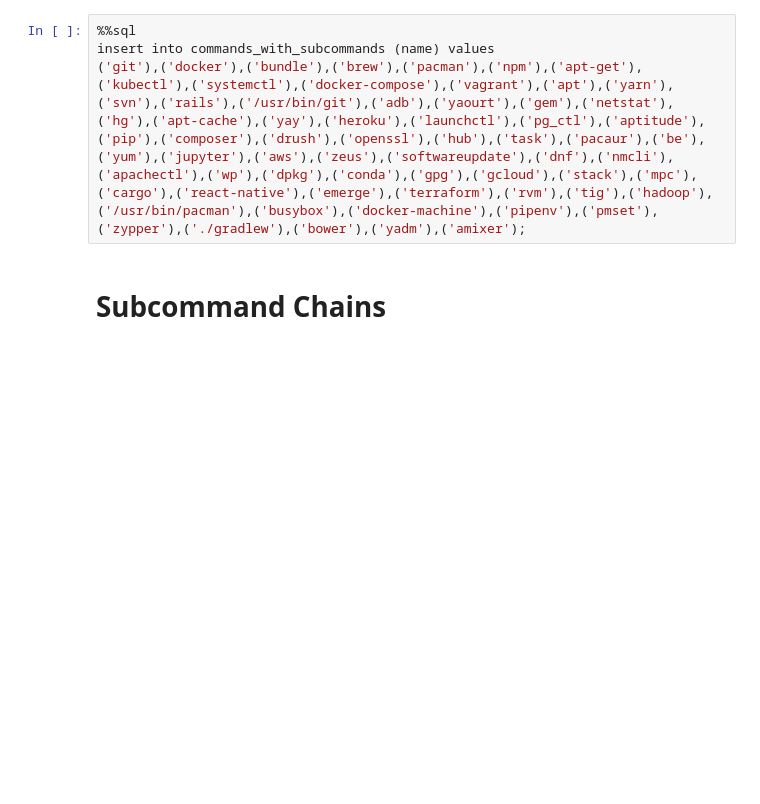
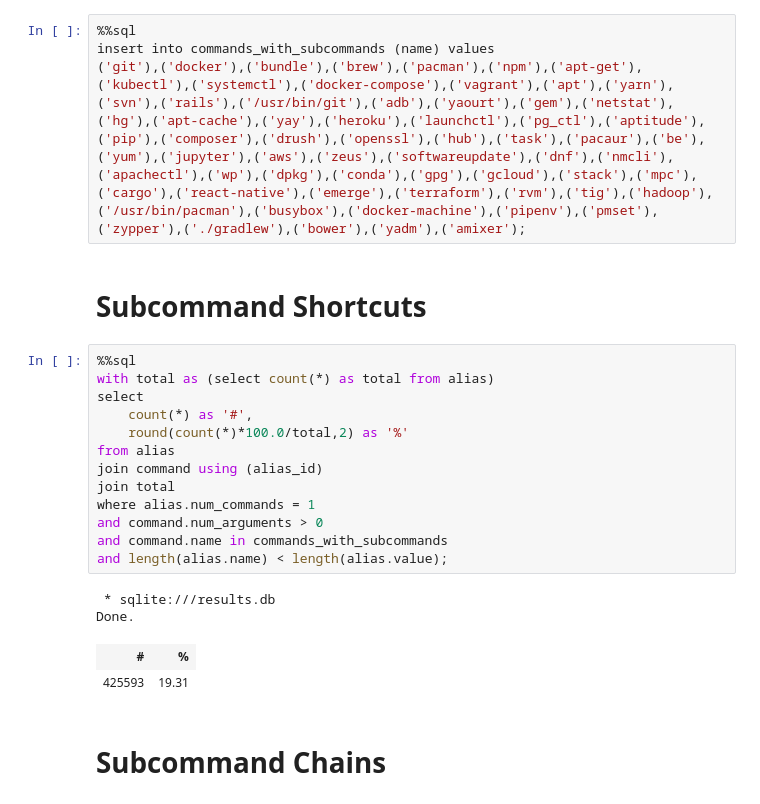
Before and after one commit to ipa-lab/shell-alias-analysis, a Jupyter notebook: notebooks/subcommands.ipynb, the cells around one changed output. Saved outputs shown, nothing was run; the diff lists cells and outputs as text; blank space fills up the shorter version.

```diff
--- a/notebooks/subcommands.ipynb
+++ b/notebooks/subcommands.ipynb
@@ -26,6 +26,26 @@ subcmds.csv(filename='subcommands.csv')
 %%sql
 insert into commands_with_subcommands (name) values
 ('git'),('docker'),('bundle'),('brew'),('pacman'),('npm'),('apt-get'),('kubectl'),('systemctl'),('docker-compose'),('vagrant'),('apt'),('yarn'),('svn'),('rails'),('/usr/bin/git'),('adb'),('yaourt'),('gem'),('netstat'),('hg'),('apt-cache'),('yay'),('heroku'),('launchctl'),('pg_ctl'),('aptitude'),('pip'),('composer'),('drush'),('openssl'),('hub'),('task'),('pacaur'),('be'),('yum'),('jupyter'),('aws'),('zeus'),('softwareupdate'),('dnf'),('nmcli'),('apachectl'),('wp'),('dpkg'),('conda'),('gpg'),('gcloud'),('stack'),('mpc'),('cargo'),('react-native'),('emerge'),('terraform'),('rvm'),('tig'),('hadoop'),('/usr/bin/pacman'),('busybox'),('docker-machine'),('pipenv'),('pmset'),('zypper'),('./gradlew'),('bower'),('yadm'),('amixer');
+# %% [markdown]
+# Subcommand Shortcuts
+# %%
+%%sql
+with total as (select count(*) as total from alias)
+select
+    count(*) as '#',
+    round(count(*)*100.0/total,2) as '%'
+from alias
+join command using (alias_id)
+join total
+where alias.num_commands = 1
+and command.num_arguments > 0
+and command.name in commands_with_subcommands
+and length(alias.name) < length(alias.value);
+# %% [output]
+ * sqlite:///results.db
+Done.
+| # | % |
+| 425593 | 19.31 |
 # %% [markdown]
 # Subcommand Chains
 # %%
```
Also changed, not shown: 5 other files.
